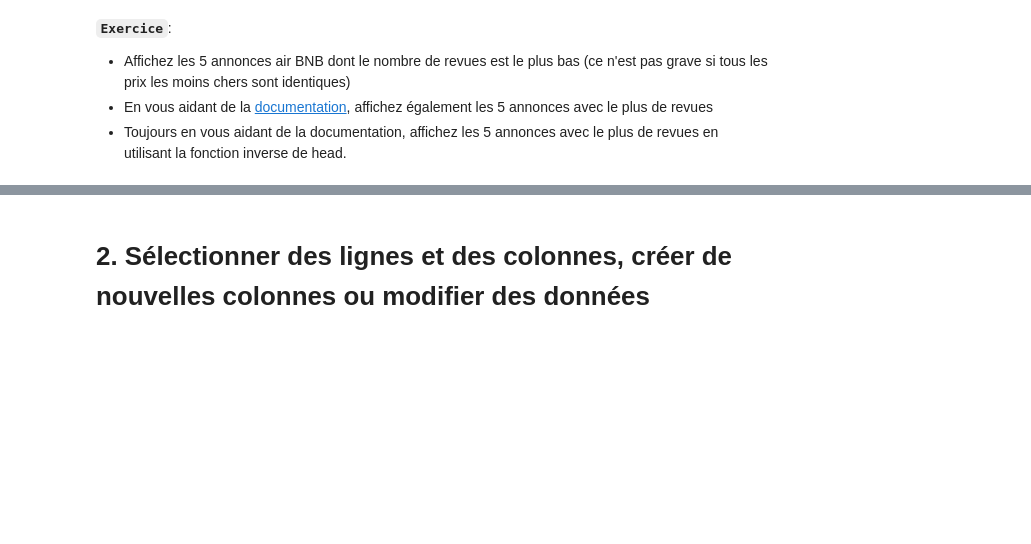
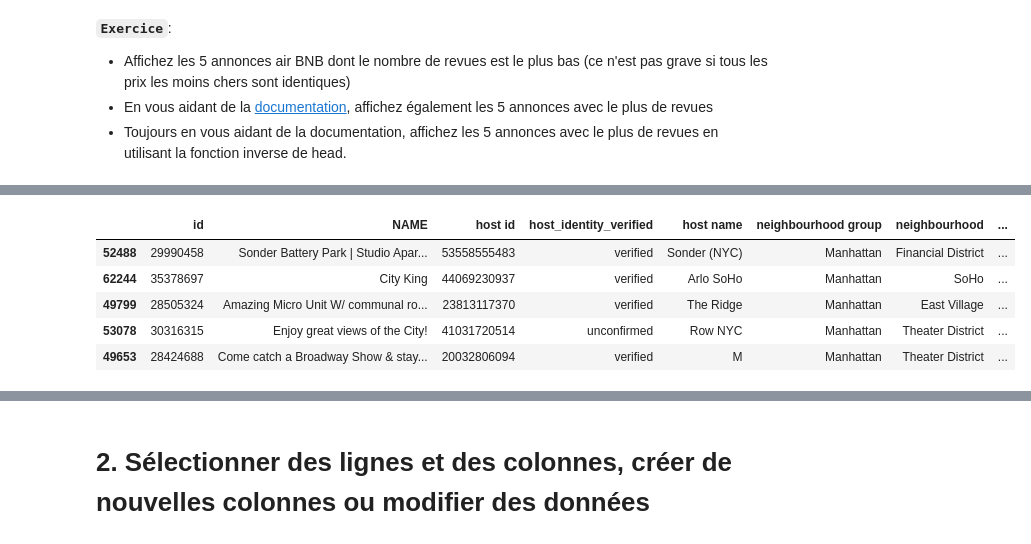
Before and after one commit to 955928/date_engineer_week_brief, a Jupyter notebook: cours/5-2-Pandas.ipynb, the cells around one changed output, grey strips where cells are left out. Drawn from its saved outputs; the diff is of its cells as text; code cells hidden in the pictures; blank space fills up the shorter version.

```diff
--- a/cours/5-2-Pandas.ipynb
+++ b/cours/5-2-Pandas.ipynb
@@ -202,0 +221,9 @@ df
+# %%
+df_air_bnb.sort_values(by=['number of reviews'], ascending=False).head(5)
+# %% [output]
+|  | id | NAME | host id | host_identity_verified | host name | neighbourhood group | neighbourhood | ... |
+| 52488 | 29990458 | Sonder Battery Park | Studio Apar... | 53558555483 | verified | Sonder (NYC) | Manhattan | Financial District | ... |
+| 62244 | 35378697 | City King | 44069230937 | verified | Arlo SoHo | Manhattan | SoHo | ... |
+| 49799 | 28505324 | Amazing Micro Unit W/ communal ro... | 23813117370 | verified | The Ridge | Manhattan | East Village | ... |
+| 53078 | 30316315 | Enjoy great views of the City! | 41031720514 | unconfirmed | Row NYC | Manhattan | Theater District | ... |
+| 49653 | 28424688 | Come catch a Broadway Show & stay... | 20032806094 | verified | M | Manhattan | Theater District | ... |
```
Also changed, not shown: parts of 11 cells of this notebook.
